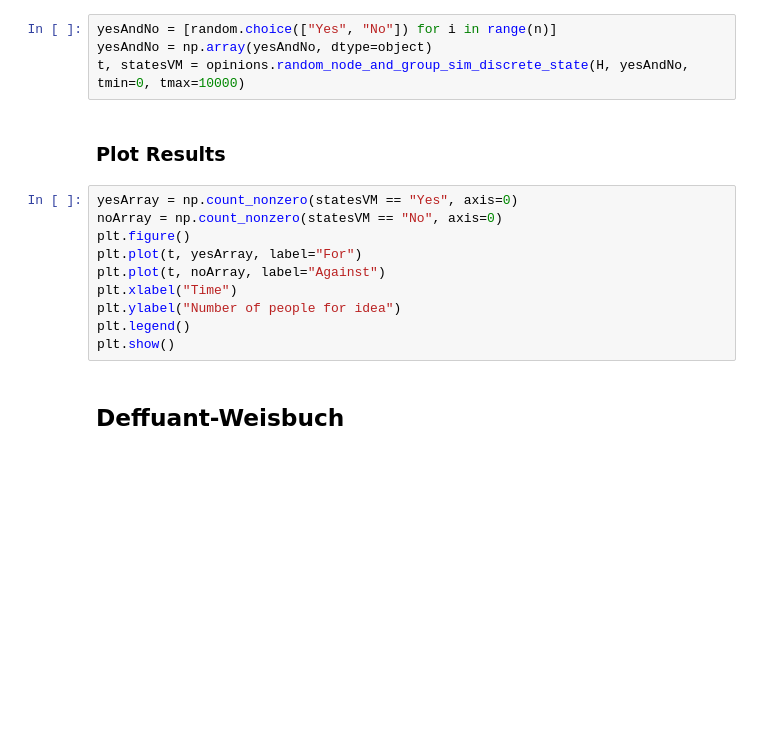
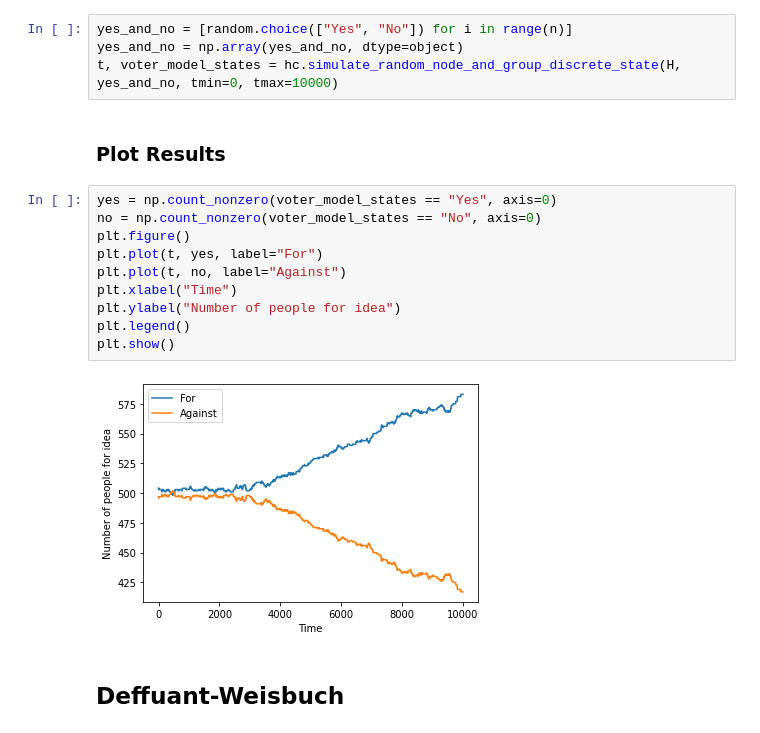
Before and after one commit to nwlandry/hypercontagion, a Jupyter notebook: demos/Library-Demo.ipynb, the cells around one changed output. Cells and saved outputs as stored; diff of their text form; blank space fills up the shorter version.

Commit message:
updated opinions module

```diff
--- a/demos/Library-Demo.ipynb
+++ b/demos/Library-Demo.ipynb
@@ -107,21 +105,23 @@ import random
 # %% [markdown]
 ### Run simulation
 # %%
-yesAndNo = [random.choice(["Yes", "No"]) for i in range(n)]
-yesAndNo = np.array(yesAndNo, dtype=object)
-t, statesVM = opinions.random_node_and_group_sim_discrete_state(H, yesAndNo, tmin=0, tmax=10000)
+yes_and_no = [random.choice(["Yes", "No"]) for i in range(n)]
+yes_and_no = np.array(yes_and_no, dtype=object)
+t, voter_model_states = hc.simulate_random_node_and_group_discrete_state(H, yes_and_no, tmin=0, tmax=10000)
 # %% [markdown]
 ### Plot Results
 # %%
-yesArray = np.count_nonzero(statesVM == "Yes", axis=0)
-noArray = np.count_nonzero(statesVM == "No", axis=0)
+yes = np.count_nonzero(voter_model_states == "Yes", axis=0)
+no = np.count_nonzero(voter_model_states == "No", axis=0)
 plt.figure()
-plt.plot(t, yesArray, label="For")
-plt.plot(t, noArray, label="Against")
+plt.plot(t, yes, label="For")
+plt.plot(t, no, label="Against")
 plt.xlabel("Time")
 plt.ylabel("Number of people for idea")
 plt.legend()
 plt.show()
+# %% [output]
+[figure, added]
 # %% [markdown]
 ## Deffuant-Weisbuch
 # %% [markdown]
```
Also changed, not shown: parts of 12 cells of this notebook, 3 other files.
